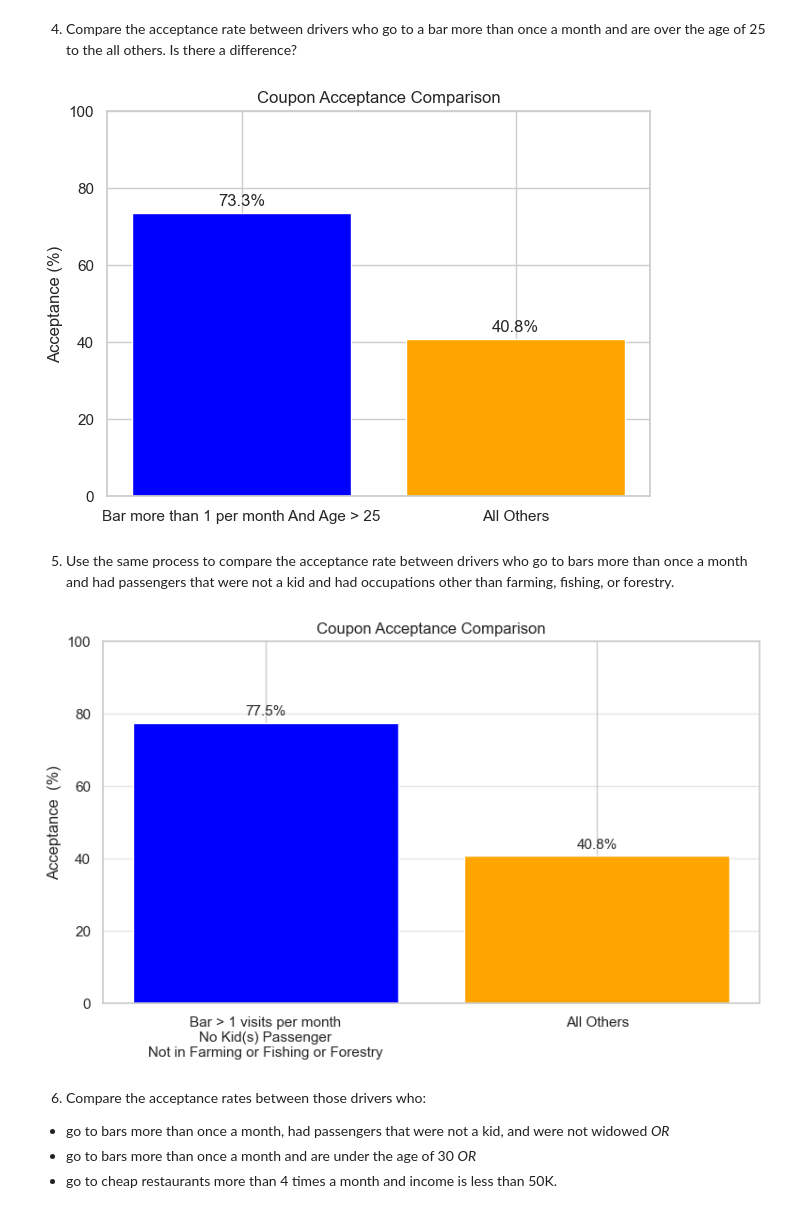
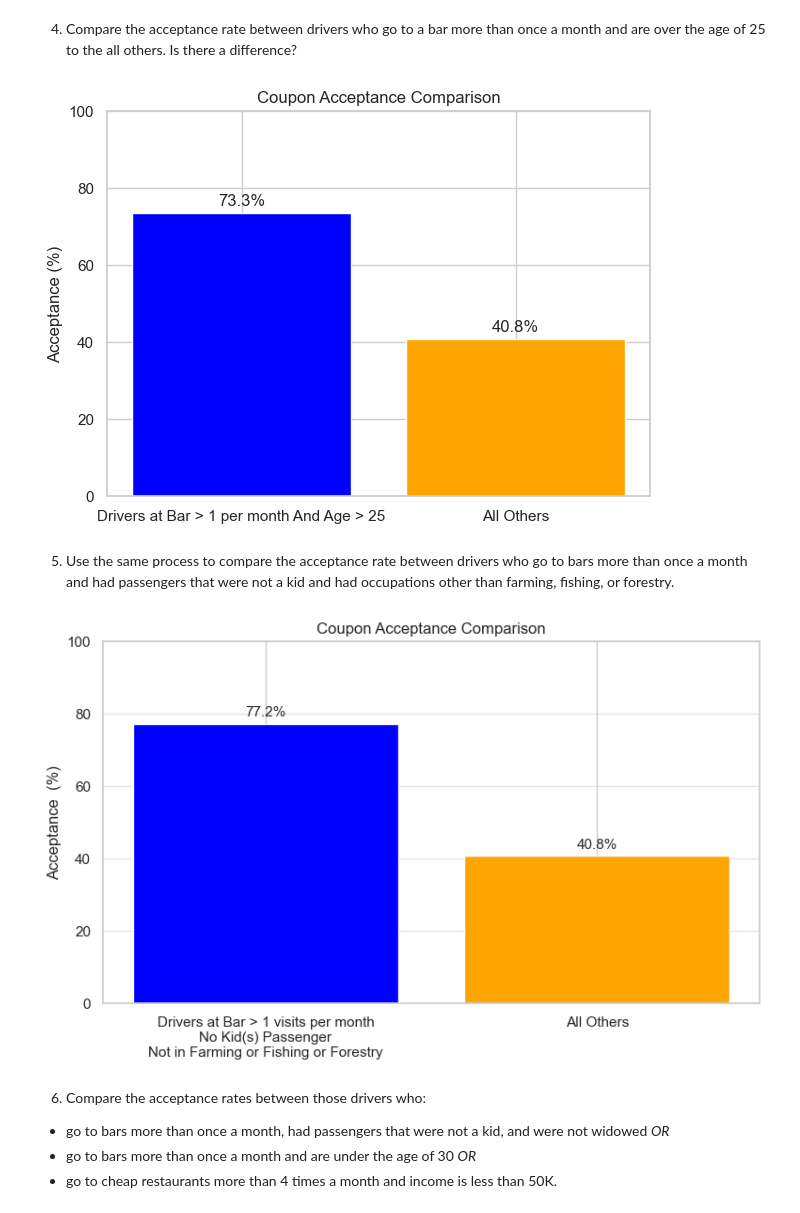
Before and after one commit to graycloudrios/In-Vehicle-Coupon-Recommendations, a Jupyter notebook: coupon-notebook.ipynb, the cells around one changed output. Saved outputs shown, nothing was run; the diff lists cells and outputs as text; code cells hidden in the pictures.

```diff
--- a/coupon-notebook.ipynb
+++ b/coupon-notebook.ipynb
@@ -548,8 +548,10 @@ plt.show()
 bar_more_than_once = ['4~8', 'gt8']
 age_over_25 = ['26-30', '31-35', '36-40', '41-45', '46-50', '50plus']
 
+
 # Bar > once/month AND Age > 25
 group_1 = bardata[
+    (bardata['car'] != 'do not drive') &
     (bardata['Bar'].isin(bar_more_than_once)) &
     (bardata['age'].isin(age_over_25))
 ]
@@ -561,7 +563,7 @@ rate_1 = group_1['Y'].mean() * 100
 rate_2 = group_2['Y'].mean() * 100
 
 # Plotting
-labels = ['Bar more than 1 per month And Age > 25', 'All Others']
+labels = ['Drivers at Bar > 1 per month And Age > 25', 'All Others']
 acceptance_rates = [rate_1, rate_2]
 colors = ['blue', 'orange']
 
@@ -579,7 +581,7 @@ for bar, rate in zip(bars, acceptance_rates):
 
 plt.show()
 # %% [output]
-[figure, old version]
+[figure, new version]
 # %% [markdown]
 5. Use the same process to compare the acceptance rate between drivers who go to bars more than once a month and had passengers that were not a kid and had occupations other than farming, fishing, or forestry.
 # %%
@@ -589,42 +591,44 @@ inbarmorethanonce = ['4~8', 'gt8']
 kidpassenger = ['Kid(s)']
 unwantedoccupation = ['farming', 'fishing', 'forestry']
 
+
 group1 = bardata[
+    (bardata['car'] != 'do not drive') &
     (bardata['Bar'].isin(inbarmorethanonce)) &
     (~bardata['passenger'].isin(kidpassenger)) &
     (~bardata['occupation'].isin(unwantedoccupation))
 ]
 
 # Group 2: all those NOT in group1
 group2 = bardata[~bardata.index.isin(group_1.index)]
 
 # rates
 rate1 = group1['Y'].mean() * 100
 rate2 = group2['Y'].mean() * 100
 
 # Plotting
 labels = [
-    'Bar > 1 visits per month\nNo Kid(s) Passenger\nNot in Farming or Fishing or Forestry',
+    'Drivers at Bar > 1 visits per month\nNo Kid(s) Passenger\nNot in Farming or Fishing or Forestry',
     'All Others'
 ]
 acceptance_rates = [rate1, rate2]
 colors = ['blue', 'orange']
 
 plt.figure(figsize=(9, 5))
 bars = plt.bar(labels, acceptance_rates, color=colors)
 
 plt.title('Coupon Acceptance Comparison')
 plt.ylabel('Acceptance  (%)')
 plt.ylim(0, 100)
 plt.grid(axis='y', linestyle='-', alpha=0.5)
 
 for bar, rate in zip(bars, acceptance_rates):
     height = bar.get_height()
     plt.text(bar.get_x() + bar.get_width()/2, height + 2, f'{rate:.1f}%', ha='center', fontsize=11)
 
 plt.show()
 # %% [output]
-[figure, old version]
+[figure, new version]
 # %% [markdown]
 6. Compare the acceptance rates between those drivers who:
 
```
Also changed, not shown: parts of 2 cells of this notebook.
